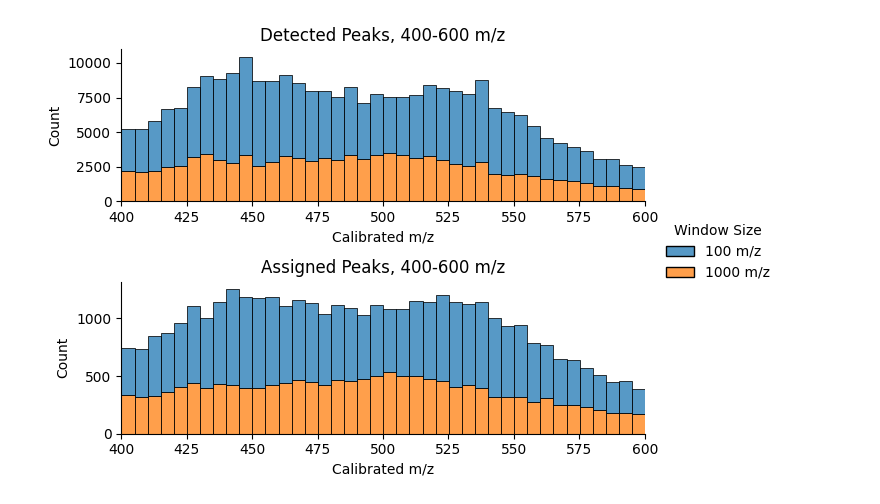
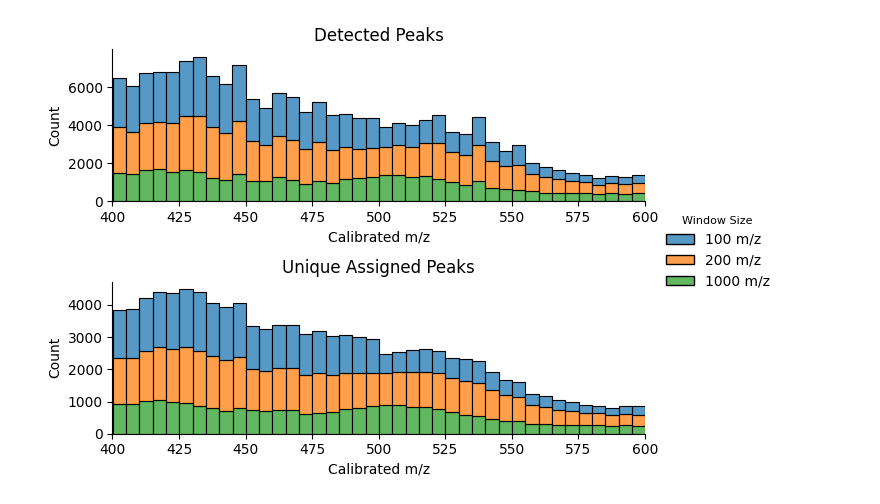
Before and after one commit to rboiteau/CoreMS, a Jupyter notebook: LC-21T-pos.ipynb, the cells around one changed output. Saved outputs shown, nothing was run; the diff lists cells and outputs as text; code cells hidden in the pictures.

```diff
--- a/LC-21T-pos.ipynb
+++ b/LC-21T-pos.ipynb
@@ -124,9 +146,13 @@ print(data_df['m/z Window Size'].unique())
+# %%
+importlib.reload(icrms)
+importlib.reload(lcmsfns)
+data_df = backup
 # %%
 # add mol classes
 importlib.reload(icrms)
 importlib.reload(lcmsfns)
 
-heter = ['N', 'Cu', 'Fe']
+heter = ['N', 'Fe']
 molclasses = lcmsfns.get_mol_class(heter)
 
 data_df = lcmsfns.assign_mol_class(data_df,molclasses)
@@ -259,8 +425,30 @@ plt.show()
 # %%
-# create subsets of assigned features
+# create subsets of assigned features and unique features
+
+importlib.reload(icrms)
+importlib.reload(lcmsfns)
+
+
 assigned_100mz = mz100[~mz100['Molecular Formula'].isnull()]
+assigned_200mz = mz200[~mz200['Molecular Formula'].isnull()]
 assigned_fullmz = mzfull[~mzfull['Molecular Formula'].isnull()]
 
-print('400-700 m/z, 100 m/z windowing: \n%s features total; %s assigned (%.1f%%)' %(np.shape(mz100)[0],  np.shape(assigned_100mz)[0], np.shape(assigned_100mz)[0] / np.shape(mz100)[0] * 100))
-print('\n200-800 m/z window (full scan): \n%s features total; %s assigned (%.1f%%)' %(np.shape(mzfull)[0],np.shape(assigned_fullmz)[0],  np.shape(assigned_fullmz)[0] / np.shape(mzfull)[0] * 100))
+unique_100mz = lcmsfns.getUniqueFeatures(assigned_100mz)
+unique_200mz = lcmsfns.getUniqueFeatures(assigned_200mz)
+unique_fullmz = lcmsfns.getUniqueFeatures(assigned_fullmz)
+
+
+print('100 m/z window: \n%s features total; %s assigned (%.1f%%); %s unique' %(np.shape(mz100)[0],  np.shape(assigned_100mz)[0], (np.shape(assigned_100mz)[0] / np.shape(mz100)[0] * 100), np.shape(unique_100mz)[0]))
+print('\n200 m/z window: \n%s features total; %s assigned (%.1f%%); %s unique' %(np.shape(mz200)[0],  np.shape(assigned_200mz)[0], (np.shape(assigned_200mz)[0] / np.shape(mz200)[0] * 100), np.shape(unique_200mz)[0]))
+print('\n200-1200 m/z window (full scan): \n%s features total; %s assigned (%.1f%%); %s unique' %(np.shape(mzfull)[0],np.shape(assigned_fullmz)[0],  (np.shape(assigned_fullmz)[0] / np.shape(mzfull)[0] * 100),np.shape(unique_fullmz)[0]))
+
+assigned_fullmz_456 = assigned_fullmz[(assigned_fullmz['m/z']>=400)]
+assigned_fullmz_456 = assigned_fullmz_456[(assigned_fullmz_456['m/z']<=600)]
+
+mzfull_456 = mzfull[(mzfull['m/z']>=400)]
+mzfull_456 = mzfull_456[(mzfull_456['m/z']<=600)]
+
+unique_fullmz_456 = lcmsfns.getUniqueFeatures(assigned_fullmz_456)
+
+print('400-600 m/z, 200-1200 m/z window: \n%s features total; %s assigned (%.1f%%); %s unique' %(np.shape(mzfull_456)[0],np.shape(assigned_fullmz_456)[0],  np.shape(assigned_fullmz_456)[0] / np.shape(mzfull_456)[0] * 100, len(unique_fullmz_456)))
 # %% [output]
@@ -419,39 +539,39 @@ gs1 = gridspec.GridSpecFromSubplotSpec(1, 1, subplot_spec = outer[0])
 
 
 ax1 = plt.subplot(gs2[0])
 
-sns.histplot(combo, x="Calibrated m/z", hue="m/z Window Size", multiple="stack", ax=ax1,binwidth=5)
+sns.histplot(combo, x="Calibrated m/z", hue="Window Size (m/z)", multiple="stack", ax=ax1,binwidth=5)
 ax1.set_ylabel('Count')
 ax1.legend_.remove()
 ax1.set_xlim(400,600)
-ax1.set_title('Assigned Peaks, 400-600 m/z')
+ax1.set_title('Unique Assigned Peaks')
 #ax1.set_ylim(0,4500)
 
 sns.despine(ax=ax1)
 
 
 ax2 = plt.subplot(gs1[0])
 
 sns.despine(ax=ax2)
 
-sns.histplot(combo2, x="Calibrated m/z", hue="m/z Window Size", multiple="stack", ax=ax2,binwidth=5)
+sns.histplot(combo2, x="Calibrated m/z", hue="Window Size (m/z)", multiple="stack", ax=ax2,binwidth=5)
 ax2.set_ylabel('Count')
 ax2.set_xlim(400,600)
 #ax2.set_ylim(0,4500)
-ax2.set_title('Detected Peaks, 400-600 m/z')
+ax2.set_title('Detected Peaks')
 legend = ax2.get_legend()
 handles = legend.legendHandles
-labels = ['100 m/z','1000 m/z']
+labels = ['100 m/z','200 m/z','1000 m/z']
 ax2.legend_.remove()
 
 fig = plt.gcf()
 
 fig.legend(handles, labels, bbox_to_anchor=(0.98, 0.5), loc='center left',frameon=False, borderaxespad=0, title = 'Window Size')
 
 fig.tight_layout()
 plt.show()
 # %% [output]
-[figure, old version]
+[figure, new version]
 # %%
 # plot number of assigned and unassigned features for each 2-min along chroma for both mz windows
 
```
Also changed, not shown: parts of 29 cells of this notebook, 4 other files.
